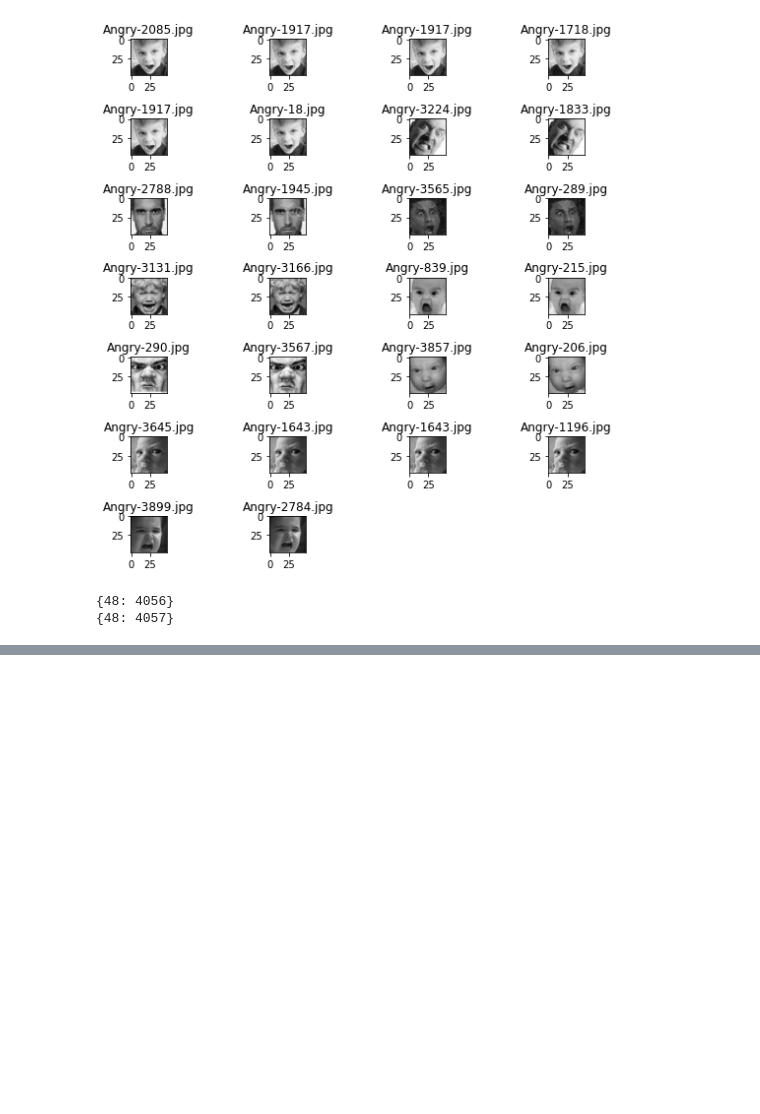
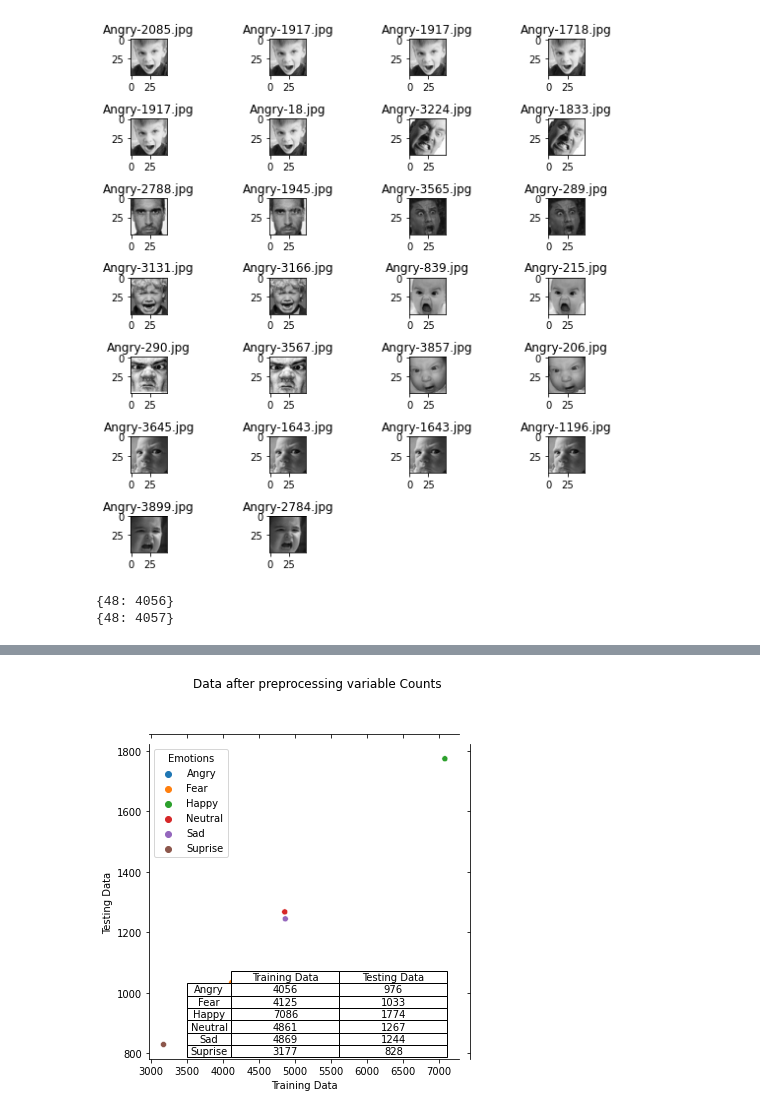
Before and after one commit to Jade-P/MLGroupProject, a Jupyter notebook: Angry_Exploration.ipynb, the cells around one changed output, grey strips where cells are left out. Drawn from its saved outputs; the diff is of its cells as text; code cells hidden in the pictures; blank space fills up the shorter version.

```diff
--- a/Angry_Exploration.ipynb
+++ b/Angry_Exploration.ipynb
@@ -331,0 +297,2 @@ print(heights)
+# %%
+X_train, y_train, train_labels = load_data(TRAIN_DIR, IMG_SIZE)
@@ -331,0 +301,2 @@ print(heights)
+# %%
+X_test, y_test, test_labels = load_data(TEST_DIR,IMG_SIZE)
@@ -331,0 +305,10 @@ print(heights)
+# %%
+import pandas as pd
+
+_, train_count = np.unique(y_train,return_counts=True)
+_, test_count = np.unique(y_test,return_counts=True)
+
+df = pd.DataFrame(data = (train_count,test_count))
+df = df.T
+df['Name'] = emotions
+data = df.rename(columns={0: "train", 1: "test", "Name" : "emotion"})
@@ -331,0 +325,4 @@ print(heights)
+# %%
+data_after = df.rename(columns={0: "Training Data", 1: "Testing Data","Name" : "Emotions"})
+data_after = data_after.set_index("Emotions")
+data_after
@@ -331,0 +338,21 @@ print(heights)
+# %%
+
+#INVALID NOT THE ACTUAL TABLE PLEASE OMIT
+#preprocessing table
+
+sns.jointplot(data=data_after, x="Training Data", y="Testing Data",hue = "Emotions")
+
+plt.suptitle('Data after preprocessing variable Counts')
+plt.subplots_adjust(left=0.3, bottom=0.4)
+table = plt.table(cellText=data_after.values,
+          rowLabels=data_after.index,
+          colLabels=data_after.columns,
+          cellLoc = 'center', rowLoc = 'center',
+          transform=plt.gcf().transFigure,
+          bbox = ([0.3, 0.1, 0.5, 0.2]))
+table.auto_set_font_size(False)
+table.set_fontsize(10)
+plt.savefig('table.pdf',bbox_inches='tight')
+#########WRONG############################################
+# %% [output]
+[figure, added]
```
Also changed, not shown: parts of 15 cells of this notebook.
